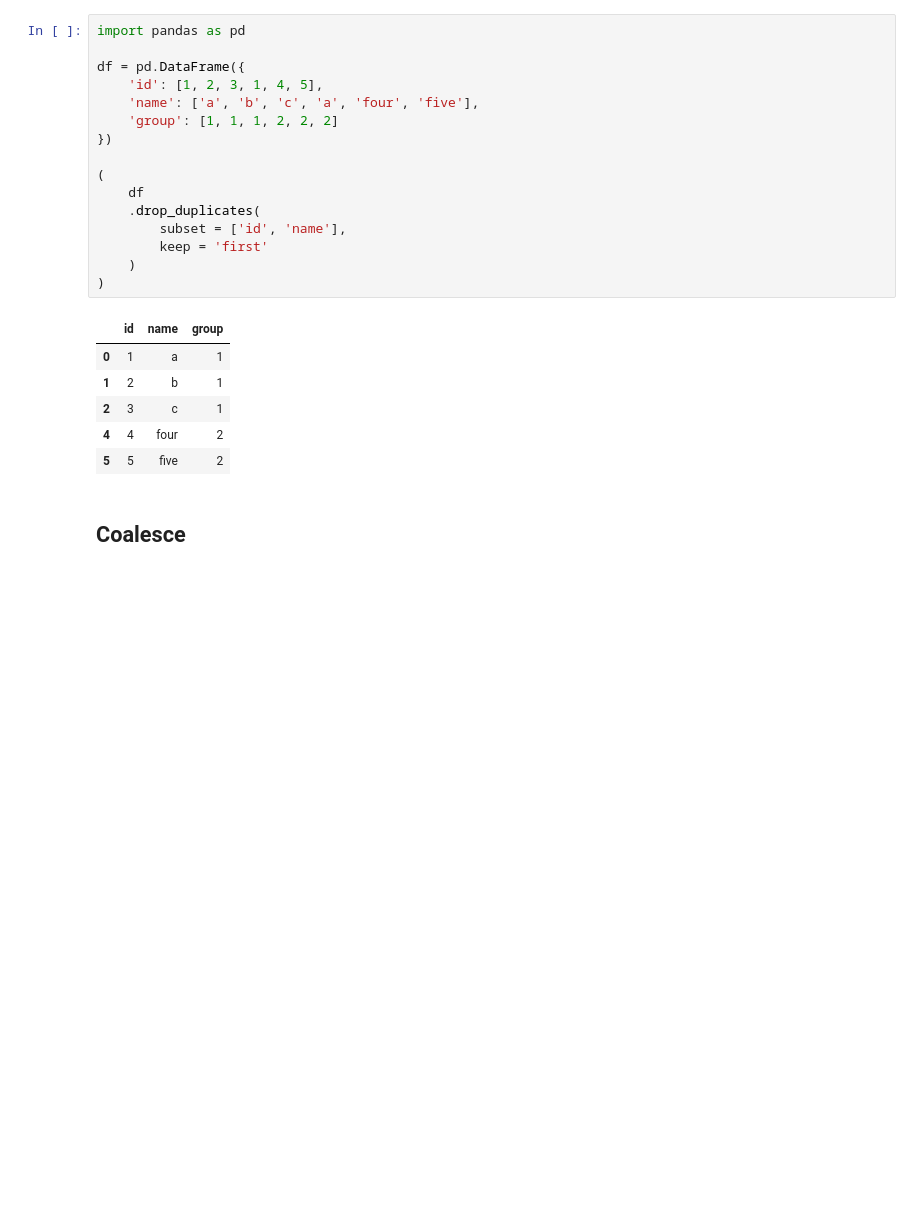
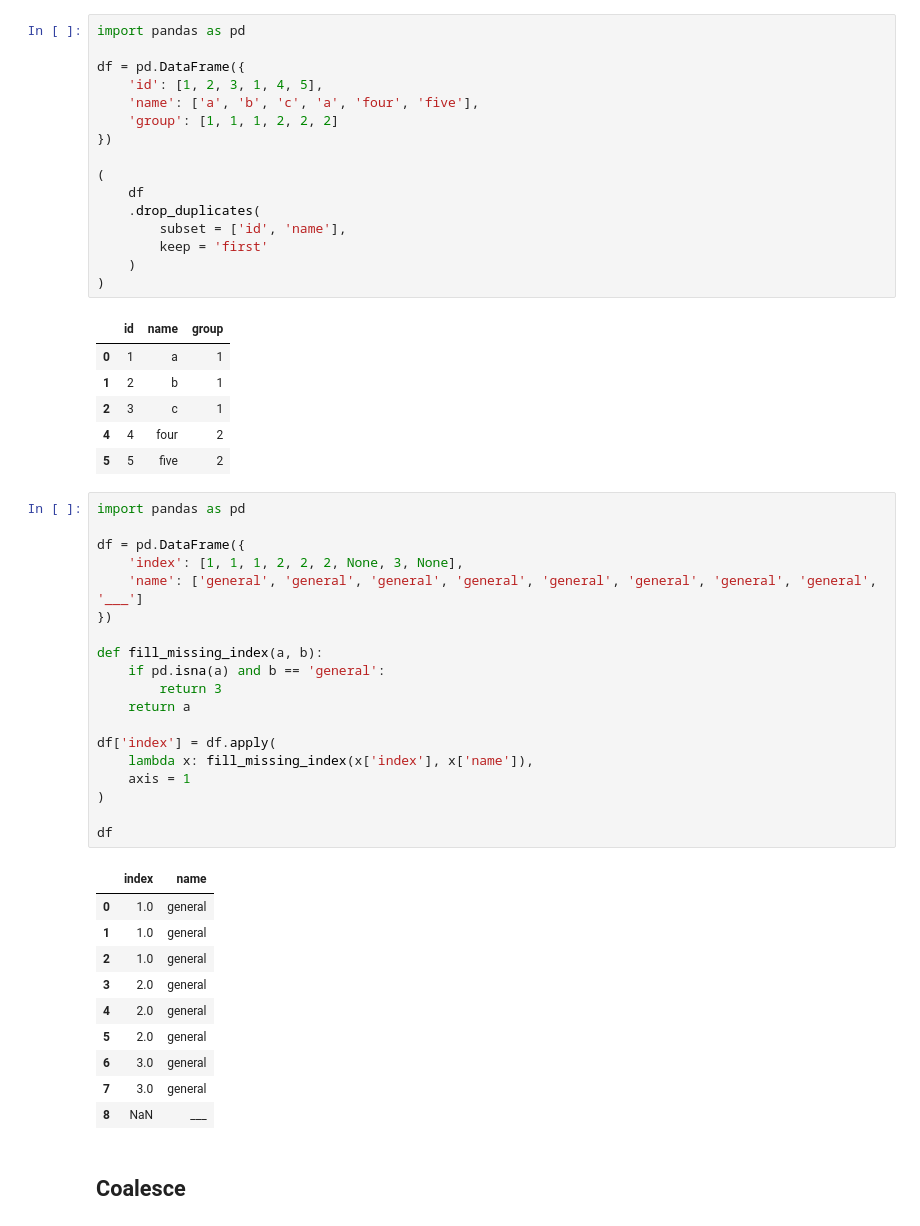
Before and after one commit to EvgeniiZorin/Handbook_Data-Science, a Jupyter notebook: _Pandas.ipynb, the cells around one changed output. Drawn from its saved outputs; the diff is of its cells as text; blank space fills up the shorter version.

```diff
--- a/_Pandas.ipynb
+++ b/_Pandas.ipynb
@@ -2537,6 +2537,36 @@ df = pd.DataFrame({
 | 2 | 3 | c | 1 |
 | 4 | 4 | four | 2 |
 | 5 | 5 | five | 2 |
+# %%
+import pandas as pd
+
+df = pd.DataFrame({
+    'index': [1, 1, 1, 2, 2, 2, None, 3, None],
+    'name': ['general', 'general', 'general', 'general', 'general', 'general', 'general', 'general', '___']
+})
+
+def fill_missing_index(a, b):
+    if pd.isna(a) and b == 'general':
+        return 3
+    return a
+
+df['index'] = df.apply(
+    lambda x: fill_missing_index(x['index'], x['name']),
+    axis = 1
+)
+
+df
+# %% [output]
+|  | index | name |
+| 0 | 1.0 | general |
+| 1 | 1.0 | general |
+| 2 | 1.0 | general |
+| 3 | 2.0 | general |
+| 4 | 2.0 | general |
+| 5 | 2.0 | general |
+| 6 | 3.0 | general |
+| 7 | 3.0 | general |
+| 8 | NaN | ___ |
 # %% [markdown]
 ## Coalesce
 # %%
```
